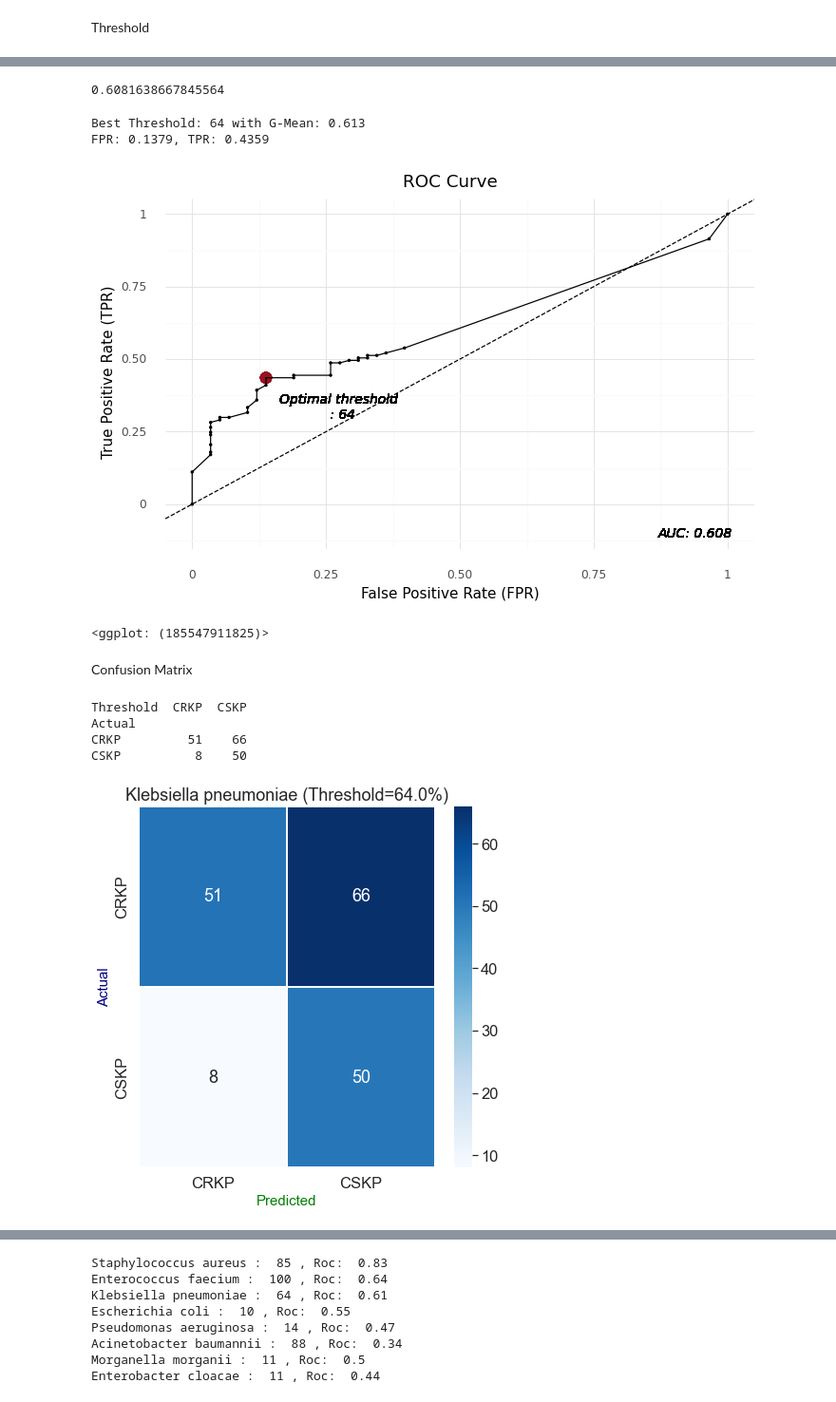
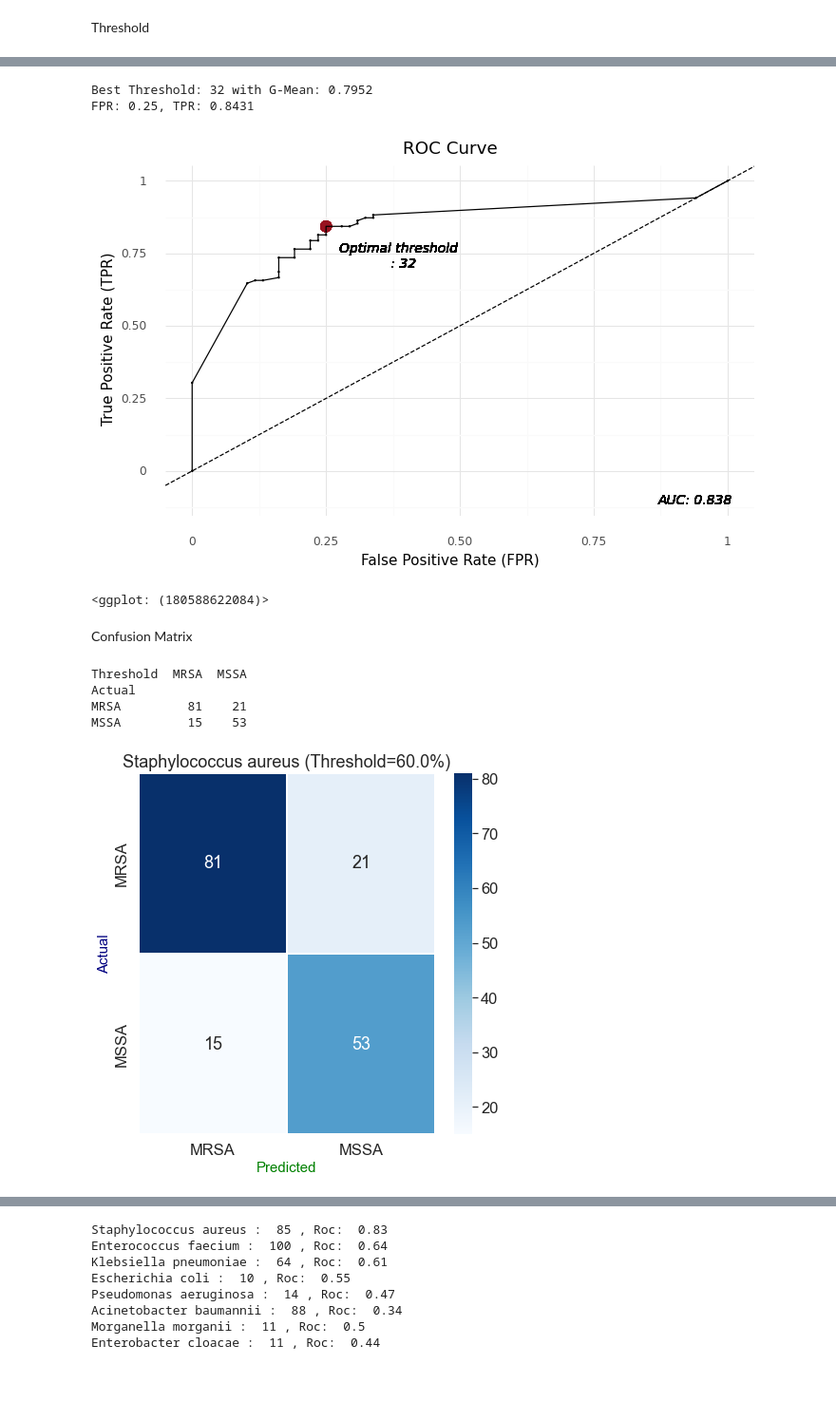
Before and after one commit to ChunWeiPeng/CMUH, a Jupyter notebook: CDSS_SA.ipynb, the cells around one changed output, grey strips where cells are left out. Shown at 95% size. Drawn from its saved outputs; the diff is of its cells as text; code cells hidden in the pictures.

```diff
--- a/CDSS_SA.ipynb
+++ b/CDSS_SA.ipynb
@@ -26,7 +26,7 @@ def ROC(label, y_prob):
     return fpr, tpr, roc_auc, optimal_th, optimal_point
 # %%
 # Data Loading
-f = r'C:\Users\User\VSCode\CDSS\output\CDSS_report_mdro_info.xlsx'
+f = r'C:\Users\User\VSCODE\CDSS\source\Clean\CDSS_0628.xlsx'
 
 CDSS = pd.read_excel(f, dtype={'病歷號碼':'str'})
 # m = CDSS[CDSS.openTime==CDSS.minTime]
@@ -154,4 +153,0 @@ plt.show
-# %%
-roc_auc
-# %% [output]
-0.6081638667845564
@@ -161,7 +159,7 @@ from plotnine import *
 import plotnine
 
 # Create the ROC curve
-fpr, tpr, thresholds = roc_curve(KP['Resist_bool'], KP.PredValue)
+fpr, tpr, thresholds = roc_curve(SA['Resist_bool'], SA.PredValue)
 
 # Plot the ROC curve
 df_fpr_tpr = pd.DataFrame({'FPR':fpr, 'TPR':tpr, 'Threshold':thresholds})
@@ -185,7 +183,7 @@ plotnine.options.figure_size = (8, 4.8)
     ggplot(data = df_fpr_tpr)+
     geom_point(aes(x = 'FPR',
                    y = 'TPR'),
-               size = 0.4)+
+               size = 0.001)+
     # Best threshold
     geom_point(aes(x = fprOpt,
                    y = tprOpt),
@@ -215,33 +213,33 @@ plotnine.options.figure_size = (8, 4.8)
     theme_minimal()
 )
 # %% [output]
-Best Threshold: 64 with G-Mean: 0.613
-FPR: 0.1379, TPR: 0.4359
+Best Threshold: 32 with G-Mean: 0.7952
+FPR: 0.25, TPR: 0.8431
-[figure, old version]
+[figure, new version]
-<ggplot: (185547911825)>
+<ggplot: (180588622084)>
 # %% [markdown]
 Confusion Matrix
 # %%
 # confusion matrix
-KP['Threshold'] = np.where(KP.PredValue >= optimal_th, 'CRKP', 'CSKP')
+SA['Threshold'] = np.where(SA.PredValue >= 60, 'MRSA', 'MSSA')
 # SA['Predicted'] = np.where(SA['PredLevel'] != '81~100%', 'MSSA', 'MRSA')
-confusion_matrix_SA = pd.crosstab(KP['Resist'], KP['Threshold'], rownames=['Actual'], colnames=['Threshold'])
+confusion_matrix_SA = pd.crosstab(SA['Resist'], SA['Threshold'], rownames=['Actual'], colnames=['Threshold'])
 print (confusion_matrix_SA)
 
 
 plt.figure(figsize=(7,7))
 sn.set(font_scale = 1.5)
 sn.heatmap(confusion_matrix_SA, annot=True, fmt='d', linewidths=1.5, cmap='Blues')
-plt.title(f'Klebsiella pneumoniae (Threshold={optimal_th:.1f}%)', fontsize = 18)
+plt.title(f'Staphylococcus aureus (Threshold={60:.1f}%)', fontsize = 18)
 plt.xlabel('Predicted', fontsize = 15, color='green')
 plt.ylabel('Actual', fontsize = 15, color='navy')
 plt.show()
 # %% [output]
-Threshold  CRKP  CSKP
+Threshold  MRSA  MSSA
 Actual
-CRKP         51    66
-CSKP          8    50
+MRSA         81    21
+MSSA         15    53
-[figure, old version]
+[figure, new version]
 # %%
 plt.figure(figsize=(7,7))
 sn.set(font_scale = 1.5)
```
Also changed, not shown: parts of 9 cells of this notebook, 7 other files.
